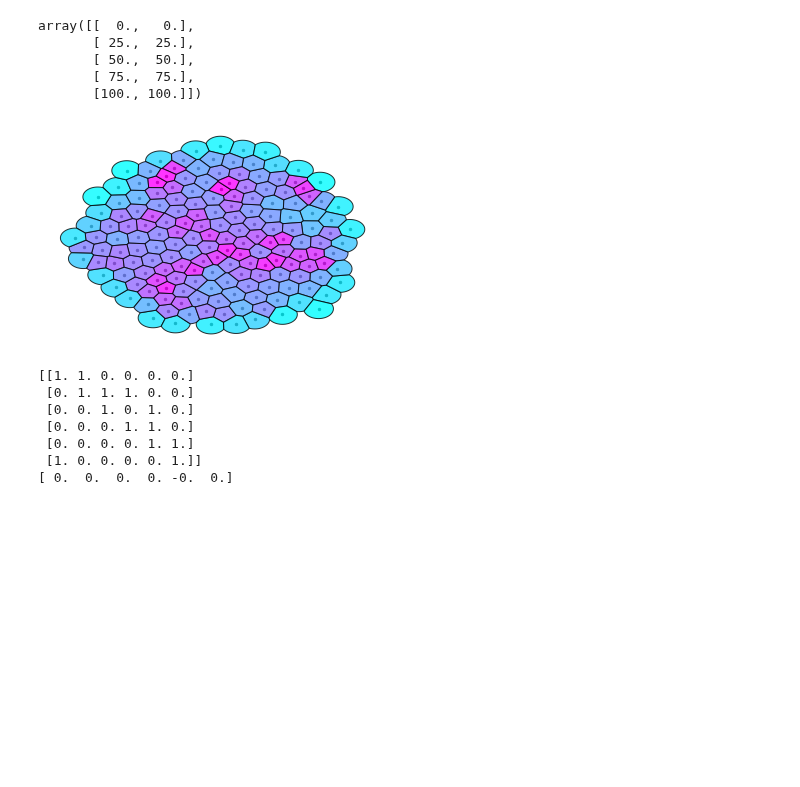
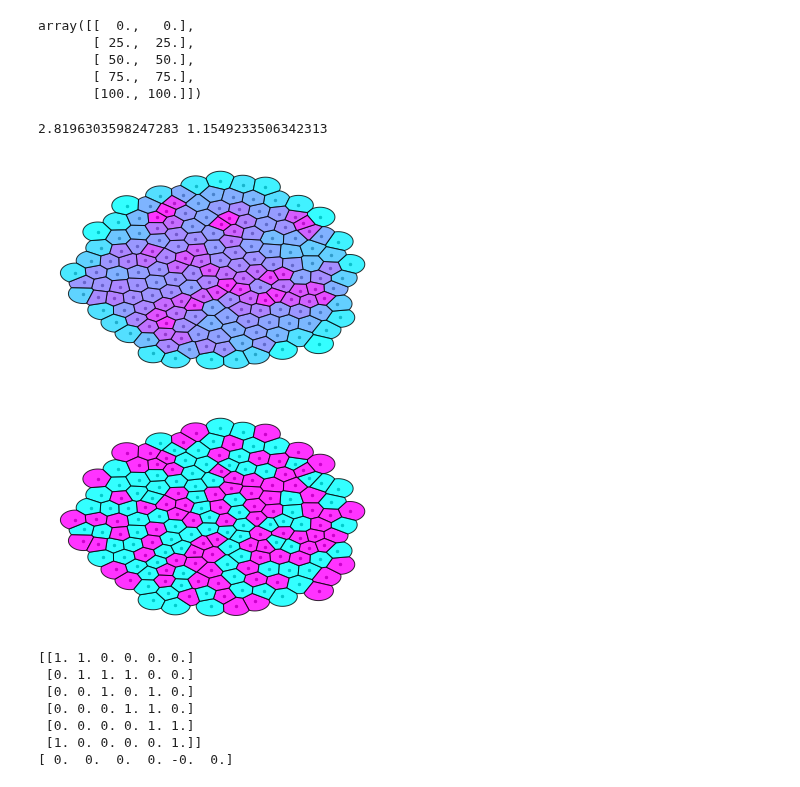
Before and after one commit to SchardtS/Cell-Differentiation, a Jupyter notebook: Testing Ground.ipynb, the cells around one changed output. Saved outputs shown, nothing was run; the diff lists cells and outputs as text; code cells hidden in the pictures; blank space fills up the shorter version.

```diff
--- a/Testing Ground.ipynb
+++ b/Testing Ground.ipynb
@@ -131,35 +131,42 @@ array([[  0.,   0.],
 # %%
 import numpy as np
 import pandas as pd
 from FVmesh import initializeFVmesh
 import matplotlib.pyplot as plt
 
 Pos = np.array(pd.read_csv('testOrganoid.csv'))
 Radius = np.ones(len(Pos))*1.1
 FVmesh = initializeFVmesh(Pos, Radius=Radius)
-p = np.pi*Radius**2/FVmesh.Vol*1e5
+p = np.pi*Radius**2/FVmesh.Vol
 
+plt.figure()
 FVmesh.plot(p)
+print(max(p),min(p))
 
 def dxx(a,b,FVmesh):
     val = np.zeros(FVmesh.nofCells)
     for i in range(FVmesh.nofCells):
         for j in FVmesh.Neigh[i]:
-            val[i] += FVmesh.Edge[i,j]/FVmesh.Vol[i]/FVmesh.Dist[i,j]/2*(b[i]+b[j])*(a[j]-a[i])
+            val[i] += 1/FVmesh.Vol[i]/FVmesh.Dist[i,j]/2*(b[i]+b[j])*(a[j]-a[i])
     return val
 
 eq = lambda s: dxx(p,s,FVmesh)
 
 
 from Functions import Eq2Mat
 A = Eq2Mat(eq, FVmesh.nofCells)
 
-#for i in range(len(FVmesh.Poly)):
-#    x,y = FVmesh.Poly[i].exterior.xy
-#    plt.plot(x,y,color='b')
-#plt.scatter(FVmesh.Poly[:,0],FVmesh.Poly[:,1])
+b = np.ones(len(p))
+for i in range(len(b)):
+    if i%2 == 0:
+        b[i] = 0
+
+plt.figure()
+FVmesh.plot(b)
 # %% [output]
+2.8196303598247283 1.1549233506342313
 [figure]
+[figure, added]
 # %%
 import networkx as nx
 import numpy as np
```
Also changed, not shown: parts of 4 cells of this notebook, 31 other files.
